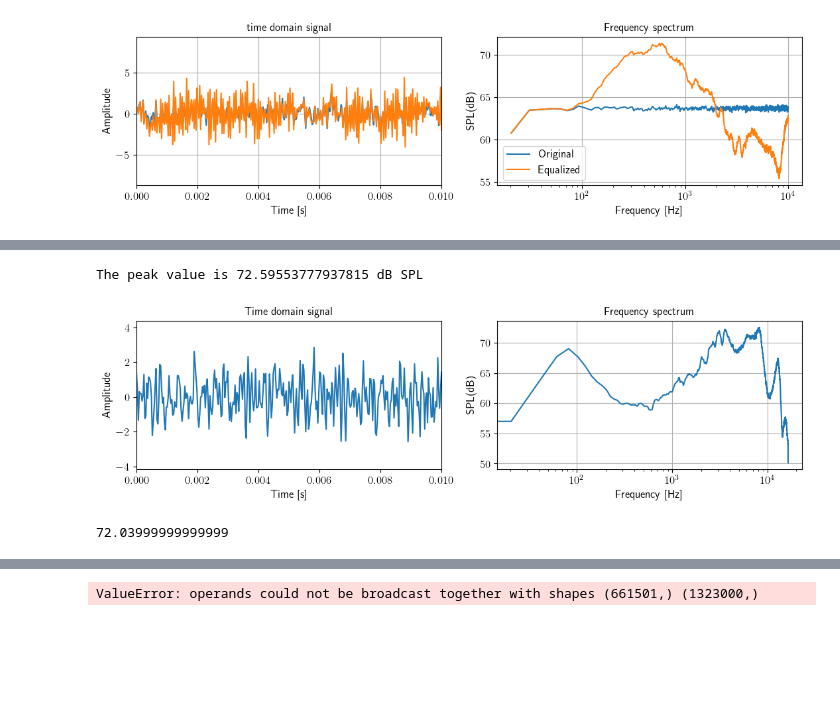
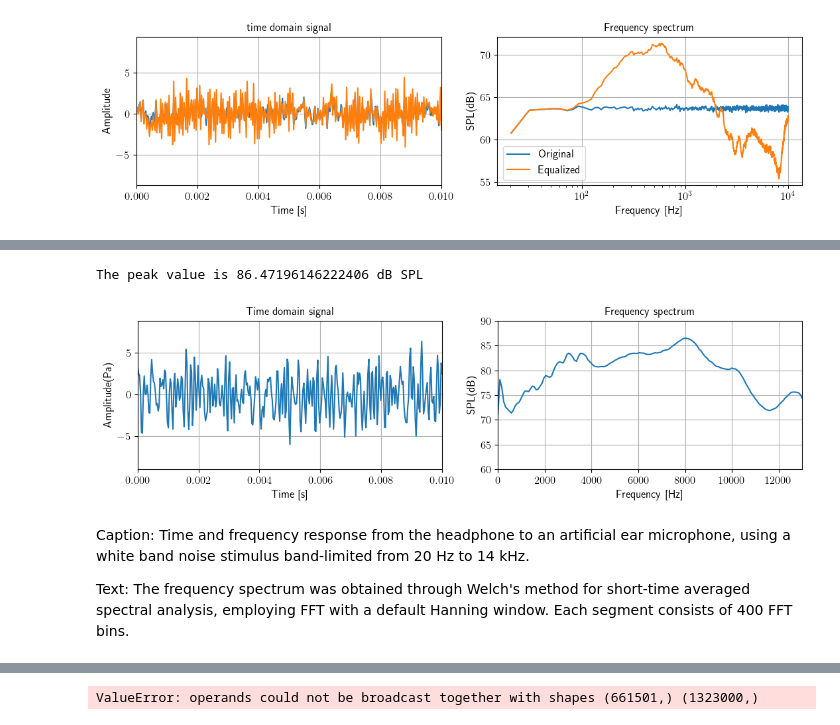
Before and after one commit to 1ieng2en/3d_beamforming, a Jupyter notebook: Measurement.ipynb, the cells around one changed output, grey strips where cells are left out. Drawn from its saved outputs; the diff is of its cells as text; code cells hidden in the pictures; blank space fills up the shorter version.

```diff
--- a/Measurement.ipynb
+++ b/Measurement.ipynb
@@ -254,54 +226,49 @@ sample_rate, hats_t = wavfile.read(recording_prep.selected_file)
 
 #sample_rate = 44100
 # hats_t = sin_signal
 # the raw wav datas should be converted to pa
 # the factor 32767 is the maximum value of the 16-bit integer
 # hats_t = hats_t / (2**32/2-1)* 10
 
 time_signal = np.arange(0, len(hats_t)/sample_rate, 1/sample_rate)
 data_signal = hats_t / (2**32/2-1)* 10
 
 # FFT
-frequencies, fft_result = welch(data_signal, fs=sample_rate, scaling='spectrum', nperseg=1600, return_onesided=True)
-
-fft_result = np.sqrt(fft_result)
-
-# crop the result to the range of interest
-min_freq = 0
-
-mask = (frequencies >= min_freq)
-frequencies = frequencies[mask]
-fft_result = fft_result[mask]
-
+frequencies, fft_result = welch(data_signal, fs=sample_rate, scaling='spectrum', nperseg=400, return_onesided=True)
 
 # The fft_result is the rms
 # fft_result = np.sqrt(2) * fft_result
-# fft_result = fft_result
+fft_result = np.sqrt( fft_result )
 
 plt.figure(figsize=ASPECT)
-plt.subplot(1,2, 1)
+plt.subplot(121)
 plt.plot(time_signal, data_signal)
+plt.xlim([0, 0.01])
 plt.title('Time domain signal')
 plt.xlabel('Time [s]')
-plt.ylabel('Amplitude')
-plt.xlim([0, 0.01])
+plt.ylabel('Amplitude(Pa)')
+plt.grid()
 
 
-plt.subplot(1, 2, 2)
-plt.semilogx(frequencies,20*np.log10(np.real(fft_result)/20e-6))
+plt.subplot(122)
+plt.plot(frequencies,20*np.log10(np.abs(fft_result)/20e-6))
+plt.xlim([0, 13000])
+plt.ylim([60, 90])
 plt.title('Frequency spectrum')
 plt.xlabel('Frequency [Hz]')
 plt.ylabel('SPL(dB)')
 plt.tight_layout()
 plt.grid()
 # get the peak value
-peak_value = np.max(20*np.log10(np.real(fft_result)/20e-6))
+peak_value = np.max(20*np.log10(np.abs(fft_result)/20e-6))
 print(f"The peak value is {peak_value} dB SPL")
 plt.show()
 # %% [output]
-The peak value is 72.59553777937815 dB SPL
+The peak value is 86.47196146222406 dB SPL
-[figure, old version]
+[figure, new version]
-# %%
-ref_level_db
-# %% [output]
-72.03999999999999
+# %% [markdown]
+Caption:
+Time and frequency response from the headphone to an artificial ear microphone, using a white band noise stimulus band-limited from 20 Hz to 14 kHz.
+
+Text:
+The frequency spectrum was obtained through Welch's method for short-time averaged spectral analysis, employing FFT with a default Hanning window. Each segment consists of 400 FFT bins.
```
Also changed, not shown: parts of 19 cells of this notebook, 11 other files.
